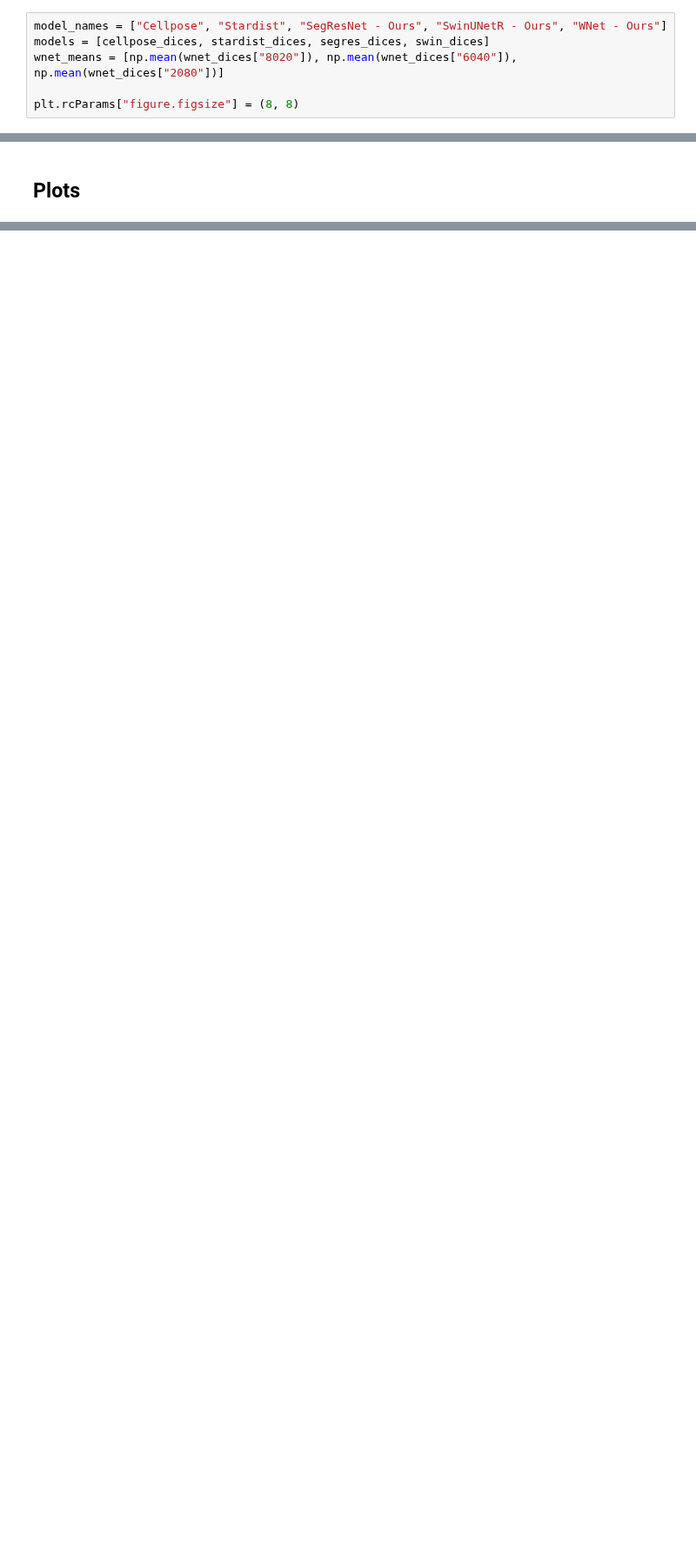
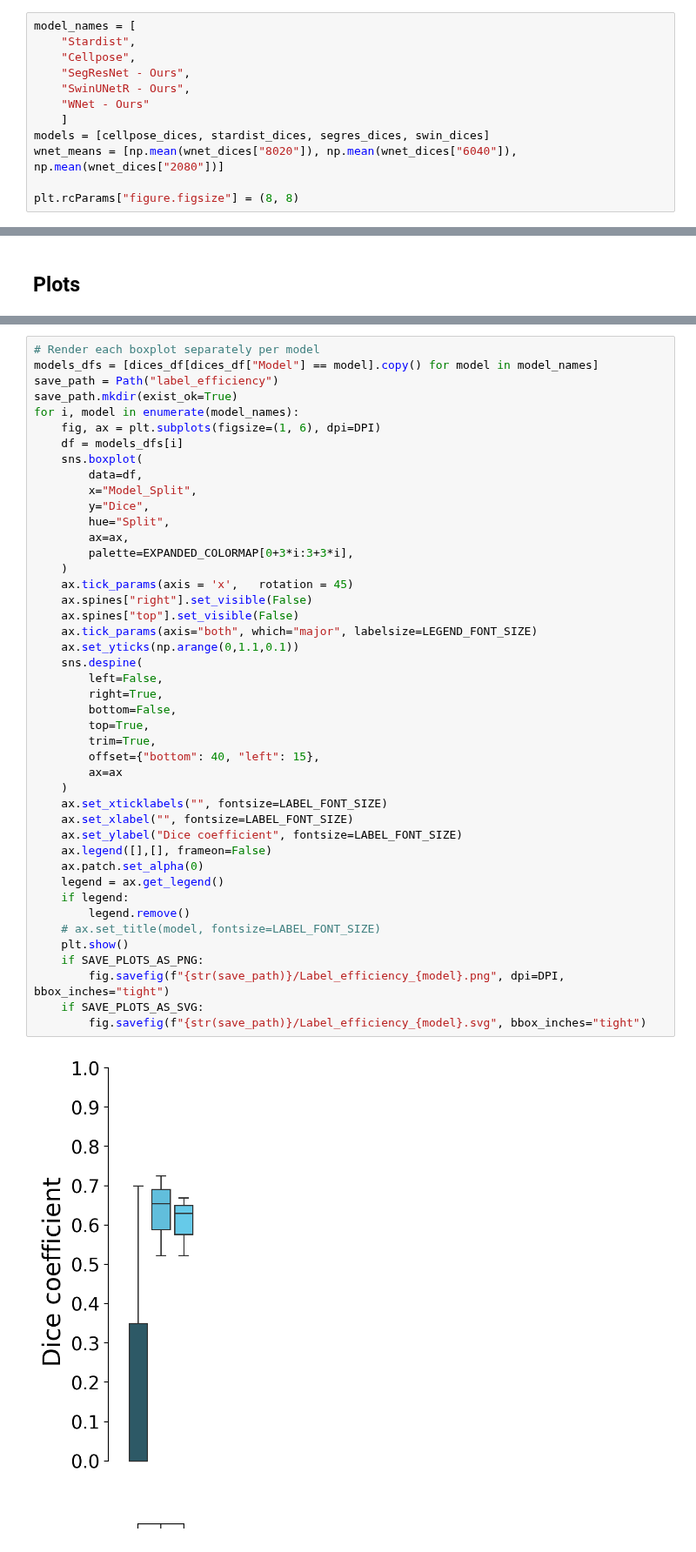
Before and after one commit to C-Achard/cellseg3d-figures, a Jupyter notebook: book/fig2-c-d-splits/splits_benchmark.ipynb, the cells around one changed output, grey strips where cells are left out. Shown at 87% size. Drawn from its saved outputs; the diff is of its cells as text; blank space fills up the shorter version.

```diff
--- a/book/fig2-c-d-splits/splits_benchmark.ipynb
+++ b/book/fig2-c-d-splits/splits_benchmark.ipynb
@@ -331,5 +242,11 @@ Dice: 0.8087545264446371
 # %%
-model_names = ["Cellpose", "Stardist", "SegResNet - Ours", "SwinUNetR - Ours", "WNet - Ours"]
+model_names = [
+    "Stardist",
+    "Cellpose",
+    "SegResNet - Ours",
+    "SwinUNetR - Ours",
+    "WNet - Ours"
+    ]
 models = [cellpose_dices, stardist_dices, segres_dices, swin_dices]
 wnet_means = [np.mean(wnet_dices["8020"]), np.mean(wnet_dices["6040"]), np.mean(wnet_dices["2080"])]
 
@@ -397,0 +349,46 @@ if SAVE_PLOTS_AS_SVG:
+# %%
+# Render each boxplot separately per model
+models_dfs = [dices_df[dices_df["Model"] == model].copy() for model in model_names]
+save_path = Path("label_efficiency")
+save_path.mkdir(exist_ok=True)
+for i, model in enumerate(model_names):
+    fig, ax = plt.subplots(figsize=(1, 6), dpi=DPI)
+    df = models_dfs[i]
+    sns.boxplot(
+        data=df,
+        x="Model_Split",
+        y="Dice",
+        hue="Split",
+        ax=ax,
+        palette=EXPANDED_COLORMAP[0+3*i:3+3*i],
+    )
+    ax.tick_params(axis = 'x',   rotation = 45)
+    ax.spines["right"].set_visible(False)
+    ax.spines["top"].set_visible(False)
+    ax.tick_params(axis="both", which="major", labelsize=LEGEND_FONT_SIZE)
+    ax.set_yticks(np.arange(0,1.1,0.1))
+    sns.despine(
+        left=False,
+        right=True,
+        bottom=False,
+        top=True,
+        trim=True,
+        offset={"bottom": 40, "left": 15},
+        ax=ax
+    )
+    ax.set_xticklabels("", fontsize=LABEL_FONT_SIZE)
+    ax.set_xlabel("", fontsize=LABEL_FONT_SIZE)
+    ax.set_ylabel("Dice coefficient", fontsize=LABEL_FONT_SIZE)
+    ax.legend([],[], frameon=False)
+    ax.patch.set_alpha(0)
+    legend = ax.get_legend()
+    if legend:
+        legend.remove()
+    # ax.set_title(model, fontsize=LABEL_FONT_SIZE)
+    plt.show()
+    if SAVE_PLOTS_AS_PNG:
+        fig.savefig(f"{str(save_path)}/Label_efficiency_{model}.png", dpi=DPI, bbox_inches="tight")
+    if SAVE_PLOTS_AS_SVG:
+        fig.savefig(f"{str(save_path)}/Label_efficiency_{model}.svg", bbox_inches="tight")
+# %% [output]
+[figure, added]
```
Also changed, not shown: parts of 20 cells of this notebook, 4 other files.
